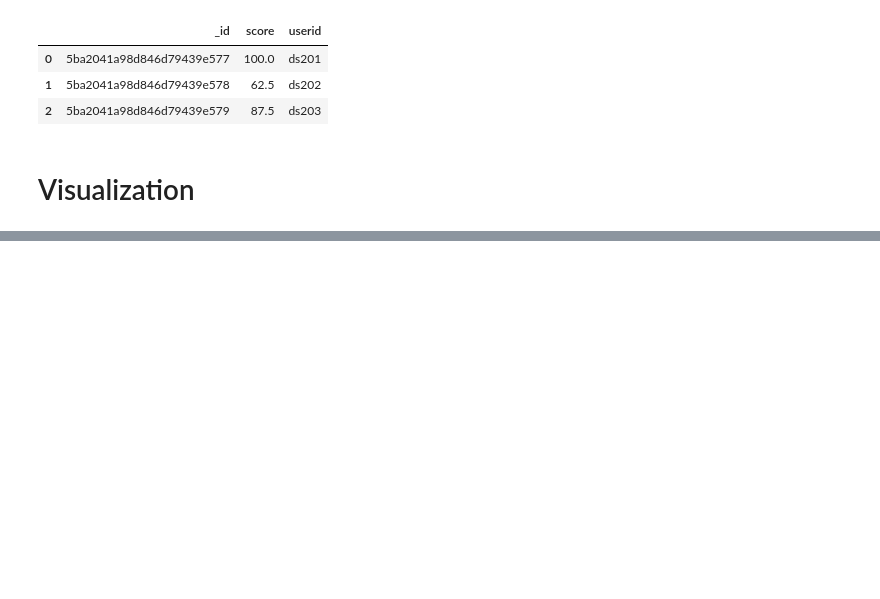
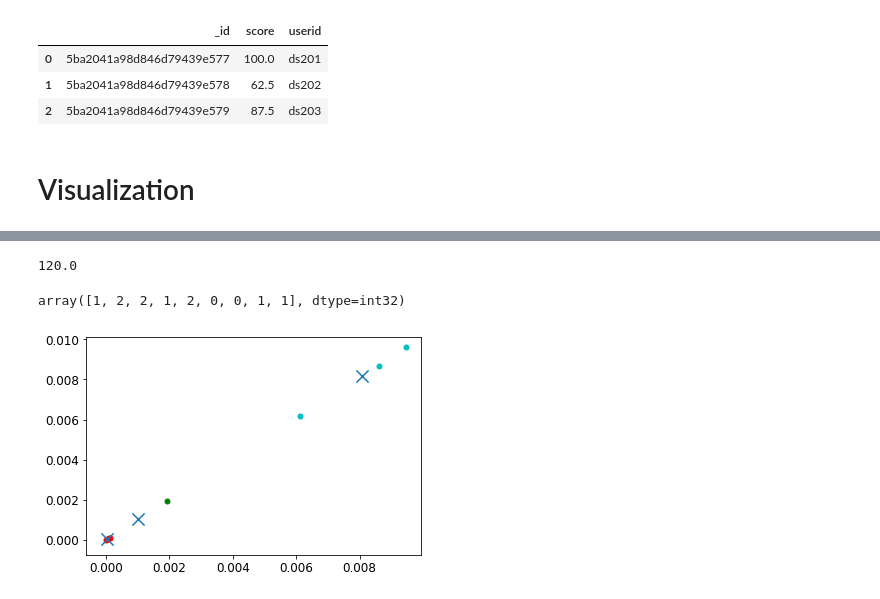
Before and after one commit to owen198/ds_comparision, a Jupyter notebook: datasets.ipynb, the cells around one changed output, grey strips where cells are left out. Drawn from its saved outputs; the diff is of its cells as text; code cells hidden in the pictures; blank space fills up the shorter version.

Commit message:
add kmeans

```diff
--- a/datasets.ipynb
+++ b/datasets.ipynb
@@ -289,0 +359,4 @@ plt.savefig('./images/score_distribution.png', dpi=300)
+# %%
+max(xt)
+# %% [output]
+120.0
@@ -289,0 +387,31 @@ plt.savefig('./images/score_distribution.png', dpi=300)
+# %%
+X = np.array([pdf_g_ncux_fc,
+              pdf_g_ncux_chka,
+              pdf_g_ncux_chkb,
+              pdf_g_cycu_1041sp,
+              pdf_g_cycu_1051sp,
+              pdf_g_cycu_1042os,
+              pdf_g_cycu_1052os,
+              pdf_g_ku01,
+              pdf_g_ku02])
+kmeans = KMeans(n_clusters=3, random_state=0).fit(X)
+
+centroids = kmeans.cluster_centers_
+labels = kmeans.labels_
+# %%
+kmeans.labels_
+# %% [output]
+array([1, 2, 2, 1, 2, 0, 0, 1, 1], dtype=int32)
+# %%
+colors = ["g.","r.", "c."]
+
+for i in range(len(X)):
+    #print("coordinate:",X[i], "label:", labels[i])
+    plt.plot(X[i][0], X[i][1], colors[labels[i]], markersize = 10)
+
+
+plt.scatter(centroids[:, 0],centroids[:, 1], marker = "x", s=150, linewidths = 5, zorder = 10)
+
+plt.show()
+# %% [output]
+[figure, added]
```
Also changed, not shown: parts of 4 cells of this notebook, 1 other file.
